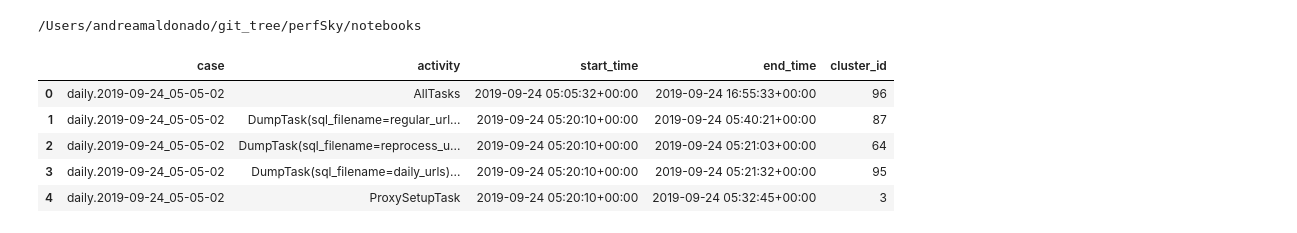
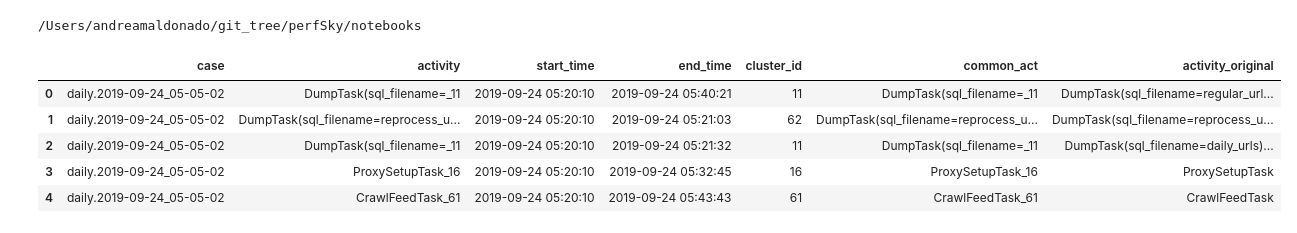
Before and after one commit to andreamalhera/perfSky, a Jupyter notebook: notebooks/example.ipynb, the cells around one changed output. Saved outputs shown, nothing was run; the diff lists cells and outputs as text; code cells hidden in the pictures.

```diff
--- a/notebooks/example.ipynb
+++ b/notebooks/example.ipynb
@@ -20,15 +19,21 @@ print(os.getcwd())
 # %%
 from perfSky import Visualizer as pt
 # %%
+ACTIVITY_ID='common_act'
+
 #df = pd.read_csv("../data/daily.2019-July_September.csv")
-df = pd.read_csv("../data/clustered_agg_edit_100_daily.csv", sep=";")
-df = df[['case', 'activity', 'start_time', 'end_time','cluster_id']]
+df = pd.read_csv("../data/clustered_agg_edit_75_daily.csv", sep=";")
+#df = df[['case', 'activity', 'start_time', 'end_time','cluster_id']]
+#df['start_time']=df['start_time'].apply(lambda x: x.split('+')[0])
+#df['end_time']=df['end_time'].apply(lambda x: x.split('+')[0])
+df['activity_original'] = df['activity']
+df['activity']=df[ACTIVITY_ID]
 df.head()
 # %% [output]
-|  | case | activity | start_time | end_time | cluster_id |
-| 0 | daily.2019-09-24_05-05-02 | AllTasks | 2019-09-24 05:05:32+00:00 | 2019-09-24 16:55:33+00:00 | 96 |
-| 1 | daily.2019-09-24_05-05-02 | DumpTask(sql_filename=regular_url... | 2019-09-24 05:20:10+00:00 | 2019-09-24 05:40:21+00:00 | 87 |
-| 2 | daily.2019-09-24_05-05-02 | DumpTask(sql_filename=reprocess_u... | 2019-09-24 05:20:10+00:00 | 2019-09-24 05:21:03+00:00 | 64 |
-| 3 | daily.2019-09-24_05-05-02 | DumpTask(sql_filename=daily_urls)... | 2019-09-24 05:20:10+00:00 | 2019-09-24 05:21:32+00:00 | 95 |
-| 4 | daily.2019-09-24_05-05-02 | ProxySetupTask | 2019-09-24 05:20:10+00:00 | 2019-09-24 05:32:45+00:00 | 3 |
+|  | case | activity | start_time | end_time | cluster_id | common_act | activity_original |
+| 0 | daily.2019-09-24_05-05-02 | DumpTask(sql_filename=_11 | 2019-09-24 05:20:10 | 2019-09-24 05:40:21 | 11 | DumpTask(sql_filename=_11 | DumpTask(sql_filename=regular_url... |
+| 1 | daily.2019-09-24_05-05-02 | DumpTask(sql_filename=reprocess_u... | 2019-09-24 05:20:10 | 2019-09-24 05:21:03 | 62 | DumpTask(sql_filename=reprocess_u... | DumpTask(sql_filename=reprocess_u... |
+| 2 | daily.2019-09-24_05-05-02 | DumpTask(sql_filename=_11 | 2019-09-24 05:20:10 | 2019-09-24 05:21:32 | 11 | DumpTask(sql_filename=_11 | DumpTask(sql_filename=daily_urls)... |
+| 3 | daily.2019-09-24_05-05-02 | ProxySetupTask_16 | 2019-09-24 05:20:10 | 2019-09-24 05:32:45 | 16 | ProxySetupTask_16 | ProxySetupTask |
+| 4 | daily.2019-09-24_05-05-02 | CrawlFeedTask_61 | 2019-09-24 05:20:10 | 2019-09-24 05:43:43 | 61 | CrawlFeedTask_61 | CrawlFeedTask |
 # %%
```
Also changed, not shown: parts of 17 cells of this notebook, 2 other files.
